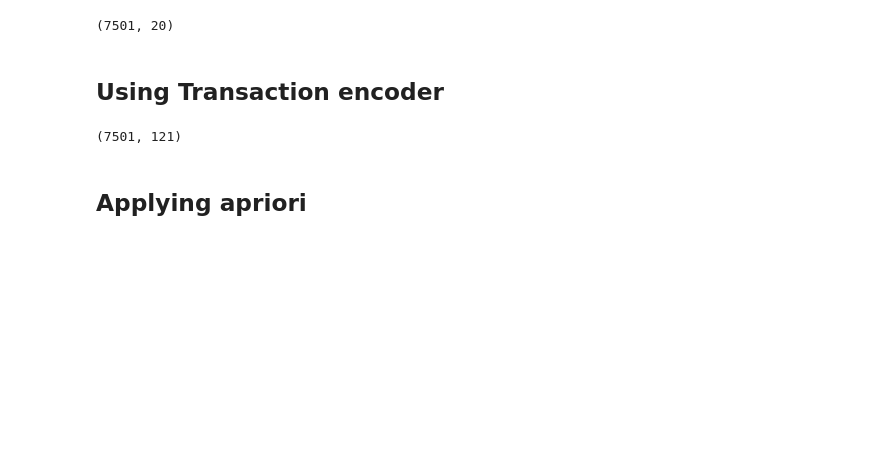
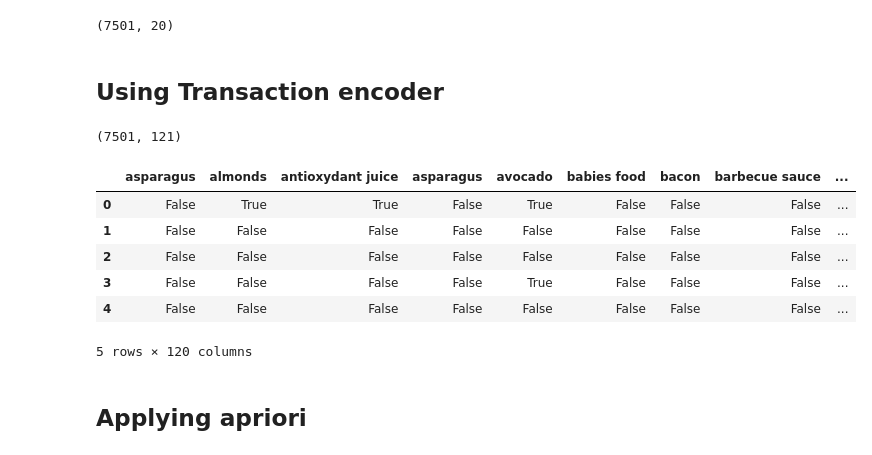
Before and after one commit to kelseyneis/data-mining, a Jupyter notebook: data_mining_project_2/Experiment - 1/apriori_analysis.ipynb, the cells around one changed output. Cells and saved outputs as stored; diff of their text form; code cells hidden in the pictures; blank space fills up the shorter version.

```diff
--- a/data_mining_project_2/Experiment - 1/apriori_analysis.ipynb
+++ b/data_mining_project_2/Experiment - 1/apriori_analysis.ipynb
@@ -228,7 +228,16 @@ data.shape
 # %%
 # getting the head of the data
 
 del data['nan']
+data.head()
+# %% [output]
+|  | asparagus | almonds | antioxydant juice | asparagus | avocado | babies food | bacon | barbecue sauce | ... |
+| 0 | False | True | True | False | True | False | False | False | ... |
+| 1 | False | False | False | False | False | False | False | False | ... |
+| 2 | False | False | False | False | False | False | False | False | ... |
+| 3 | False | False | False | False | True | False | False | False | ... |
+| 4 | False | False | False | False | False | False | False | False | ... |
+5 rows × 120 columns
 # %% [markdown]
 ## Applying apriori
 # %% [markdown]
```
Also changed, not shown: parts of 6 cells of this notebook, 5 other files.
